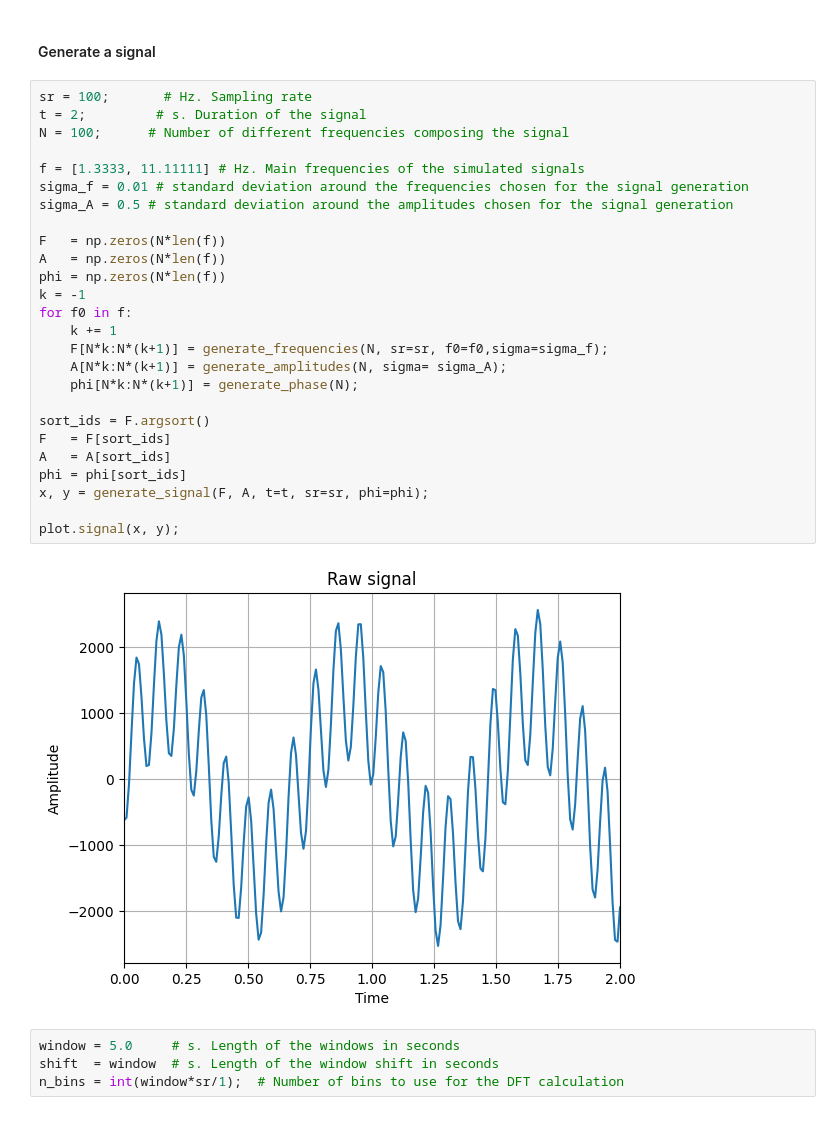
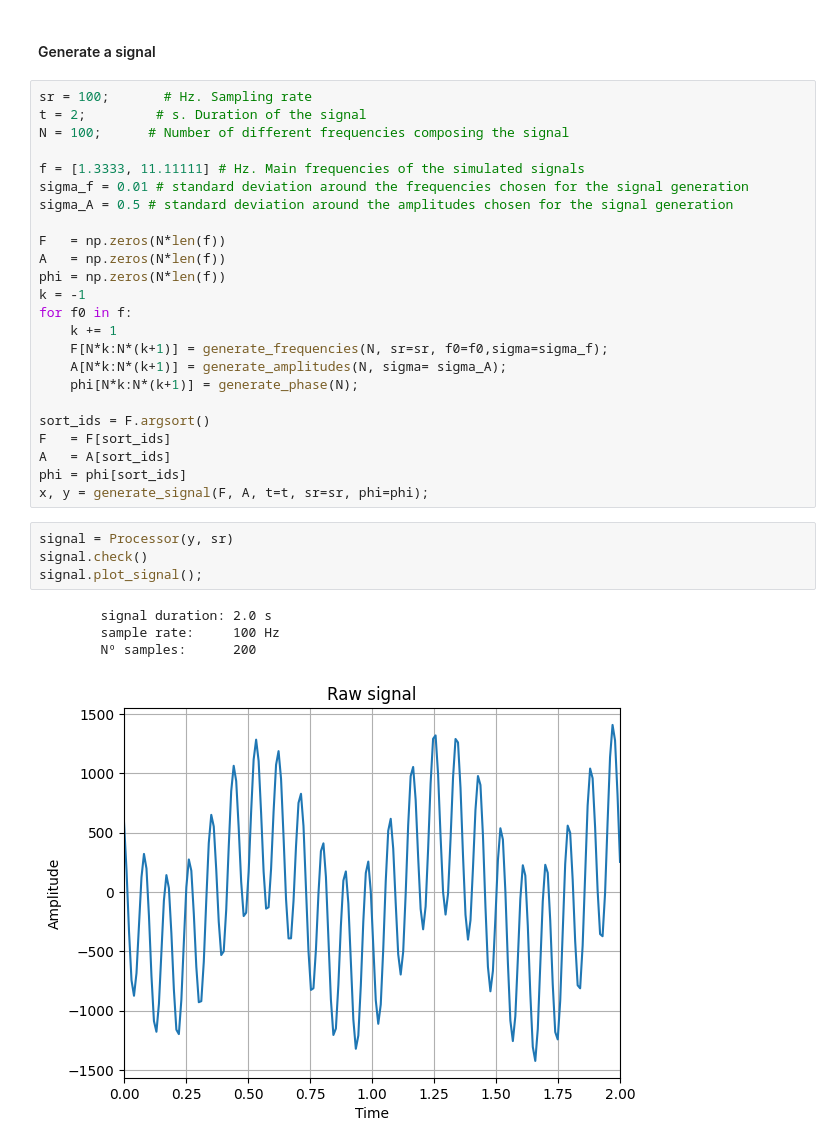
Before and after one commit to JesusGarSan/MESA, a Jupyter notebook: reports/2_Energy_Conservation.ipynb, the cells around one changed output. Cells and saved outputs as stored; diff of their text form.

```diff
--- a/reports/2_Energy_Conservation.ipynb
+++ b/reports/2_Energy_Conservation.ipynb
@@ -33,11 +33,12 @@ F   = F[sort_ids]
 A   = A[sort_ids]
 phi = phi[sort_ids]
 x, y = generate_signal(F, A, t=t, sr=sr, phi=phi);
-
-plot.signal(x, y);
-# %% [output]
-[figure, removed]
-# %%
-window = 5.0     # s. Length of the windows in seconds
-shift  = window  # s. Length of the window shift in seconds
-n_bins = int(window*sr/1);  # Number of bins to use for the DFT calculation
+# %%
+signal = Processor(y, sr)
+signal.check()
+signal.plot_signal();
+# %% [output]
+        signal duration: 2.0 s
+        sample rate:     100 Hz
+        Nº samples:      200
+[figure, added]
```
Also changed, not shown: parts of 4 cells of this notebook, 2 other files.
